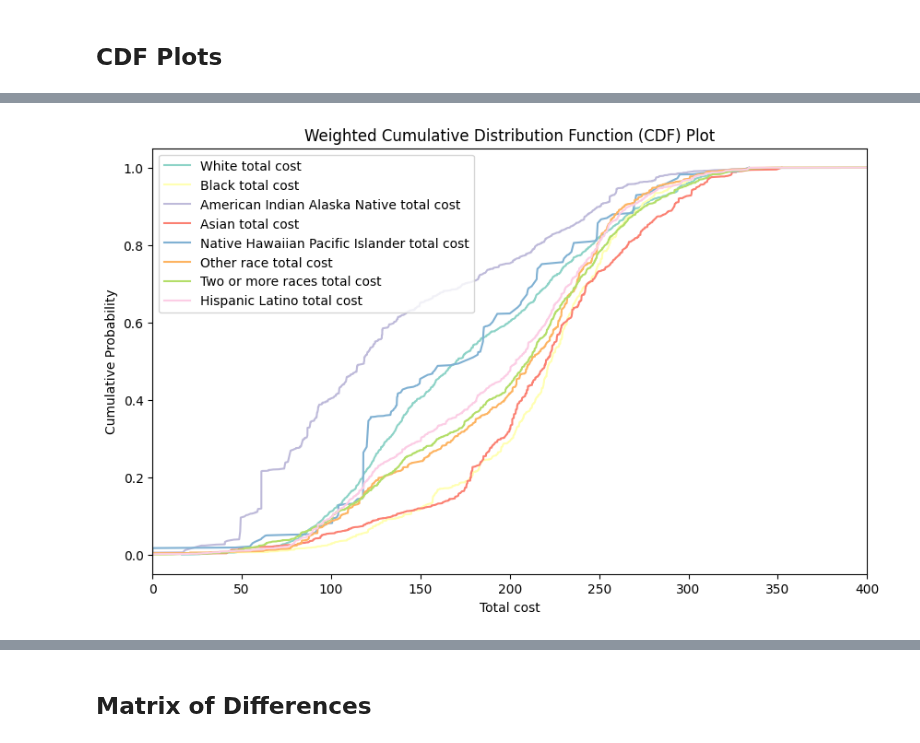
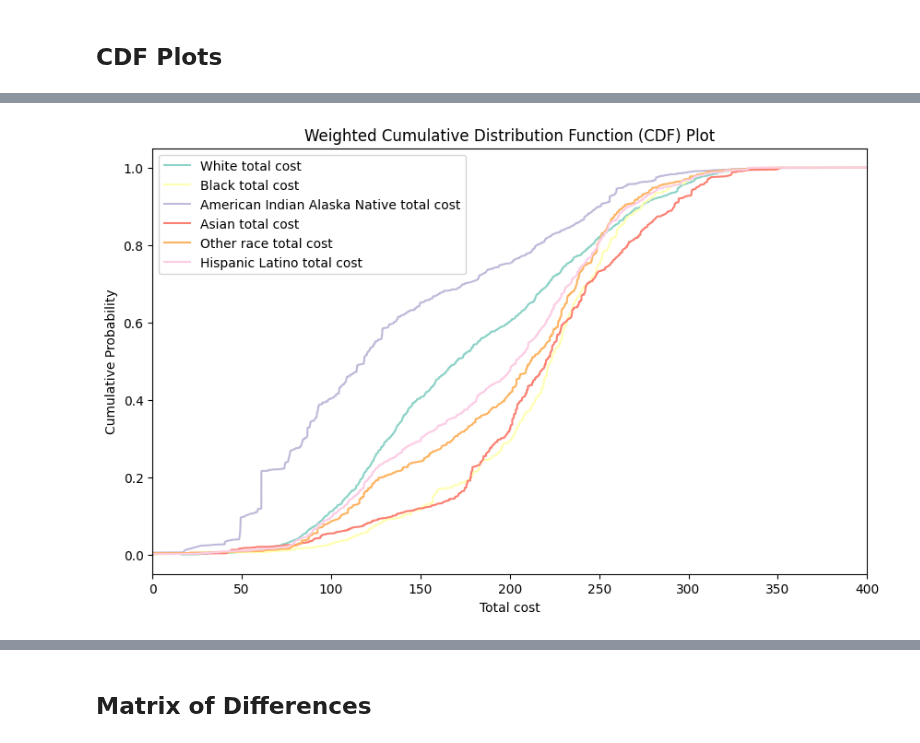
Before and after one commit to franc703/ecrq_stats, a Jupyter notebook: notebooks/produce_stats2.ipynb, the cells around one changed output, grey strips where cells are left out. Drawn from its saved outputs; the diff is of its cells as text; code cells hidden in the pictures.

```diff
--- a/notebooks/produce_stats2.ipynb
+++ b/notebooks/produce_stats2.ipynb
@@ -23,15 +23,9 @@ dtype_dict = {
     'asian_supply_adj_supply_any_tract': np.float32,
     'asian_adj_supply_hr_avg_tract': np.float32,
     'asian_totcost_any_avg_tract': np.float32,
-    'native_hawaiian_pacific_islander_adj_supply_any_avg_tract': np.float32,
-    'native_hawaiian_pacific_islander_adj_supply_hr_avg_tract': np.float32,
-    'native_hawaiian_pacific_islander_totcost_any_avg_tract': np.float32,
     'other_race_adj_supply_any_avg_tract': np.float32,
     'other_race_adj_supply_hr_avg_tract': np.float32,
     'other_race_totcost_any_avg_tract': np.float32,
-    'two_or_more_races_adj_supply_any_avg_tract': np.float32,
-    'two_or_more_races_adj_supply_hr_avg_tract': np.float32,
-    'two_or_more_races_totcost_any_avg_tract': np.float32,
     'hispanic_latino_adj_supply_any_avg_tract': np.float32,
     'hispanic_latino_adj_supply_hr_avg_tract': np.float32,
     'hispanic_latino_totcost_any_avg_tract': np.float32,
@@ -76,15 +70,9 @@ data.rename(columns={
     'asian_adj_supply_any_avg_tract': 'Asian any',
     'asian_adj_supply_hr_avg_tract': 'Asian high rated',
     'asian_totcost_any_avg_tract': 'Asian total cost',
-    'native_hawaiian_pacific_islander_adj_supply_any_avg_tract': 'Native Hawaiian Pacific Islander any',
-    'native_hawaiian_pacific_islander_adj_supply_hr_avg_tract': 'Native Hawaiian Pacific Islander high rated',
-    'native_hawaiian_pacific_islander_totcost_any_avg_tract': 'Native Hawaiian Pacific Islander total cost',
     'other_race_adj_supply_any_avg_tract': 'Other race any',
     'other_race_adj_supply_hr_avg_tract': 'Other race high rated',
     'other_race_totcost_any_avg_tract': 'Other race total cost',
-    'two_or_more_races_adj_supply_any_avg_tract': 'Two or more races any',
-    'two_or_more_races_adj_supply_hr_avg_tract': 'Two or more races high rated',
-    'two_or_more_races_totcost_any_avg_tract': 'Two or more races total cost',
     'hispanic_latino_adj_supply_any_avg_tract': 'Hispanic Latino any',
     'hispanic_latino_adj_supply_hr_avg_tract': 'Hispanic Latino high rated',
     'hispanic_latino_totcost_any_avg_tract': 'Hispanic Latino total cost',
@@ -362,9 +383,7 @@ race_variables3 = [
     'Black total cost',
     'American Indian Alaska Native total cost',
     'Asian total cost',
-    'Native Hawaiian Pacific Islander total cost',
     'Other race total cost',
-    'Two or more races total cost',
     'Hispanic Latino total cost',
 ]
 
@@ -373,9 +392,7 @@ colors = [
     '#ffffb3',
     '#bebada',
     '#fb8072',
-    '#80b1d3',
     '#fdb462',
-    '#b3de69',
     '#fccde5']
 
 weight_map3 = {
@@ -383,41 +400,39 @@ weight_map3 = {
     'Black total cost': 'black',
     'American Indian Alaska Native total cost': 'am_indian_alaska_native',
     'Asian total cost': 'asian',
-    'Native Hawaiian Pacific Islander total cost': 'native_hawaiian_pacific_islander',
     'Other race total cost': 'other_race',
-    'Two or more races total cost': 'two_or_more_races',
     'Hispanic Latino total cost': 'hispanic_latino',
 }
 
 
 fig, ax = plt.subplots(figsize=(10, 6))
 
 for var, color in zip(race_variables3, colors):
     # Get the weights for this variable
     weights = data[weight_map3[var]]
 
     # Sort the values and weights by the values
     values, weights = zip(*sorted(zip(data[var], weights)))
 
     # Calculate the cumulative sum of the weights
     cumulative = np.cumsum(weights)
 
     # Normalize the cumulative sum to create a CDF
     cumulative = cumulative / cumulative[-1]
 
     ax.plot(values, cumulative, label=var, color=color)
 
 ax.set_title('Weighted Cumulative Distribution Function (CDF) Plot')
 ax.set_xlabel('Total cost')
 ax.set_ylabel('Cumulative Probability')
 ax.legend(loc='upper left')
 
 # Set x-axis limit
 ax.set_xlim(0, 400)
 
 plt.show()
 # %% [output]
-[figure, old version]
+[figure, new version]
 # %%
 percentiles3 = calculate_percentiles(data, race_variables3, weight_map3)
 print(percentiles3)
```
Also changed, not shown: parts of 14 cells of this notebook, 1 other file.
